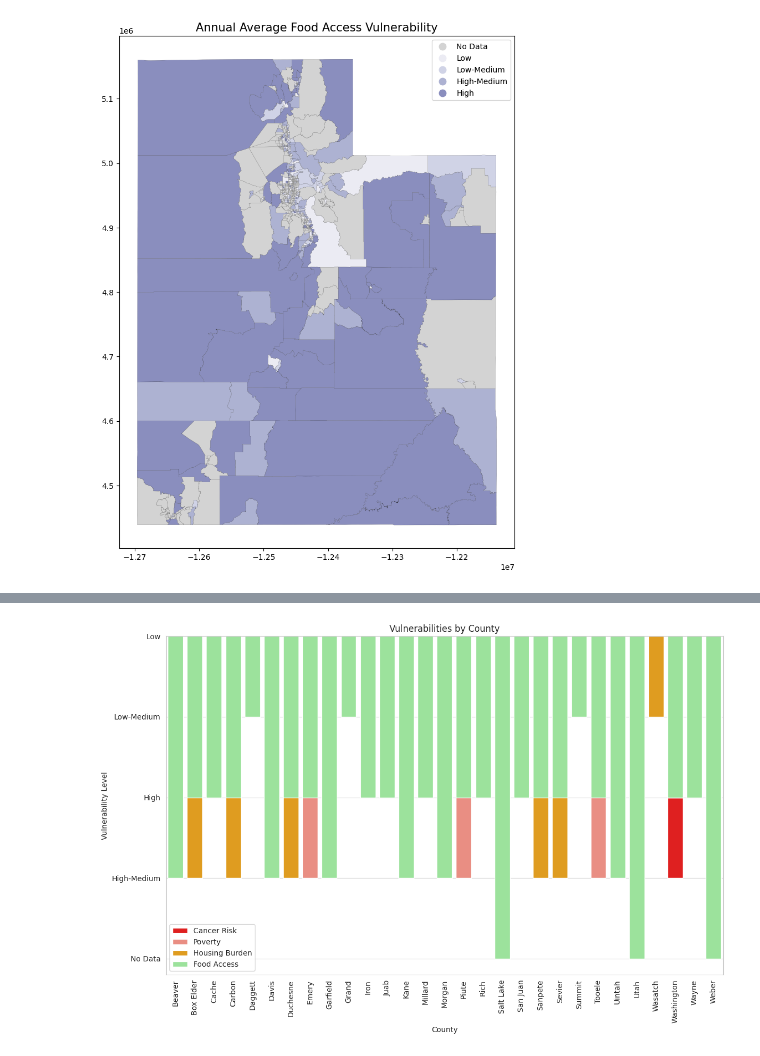
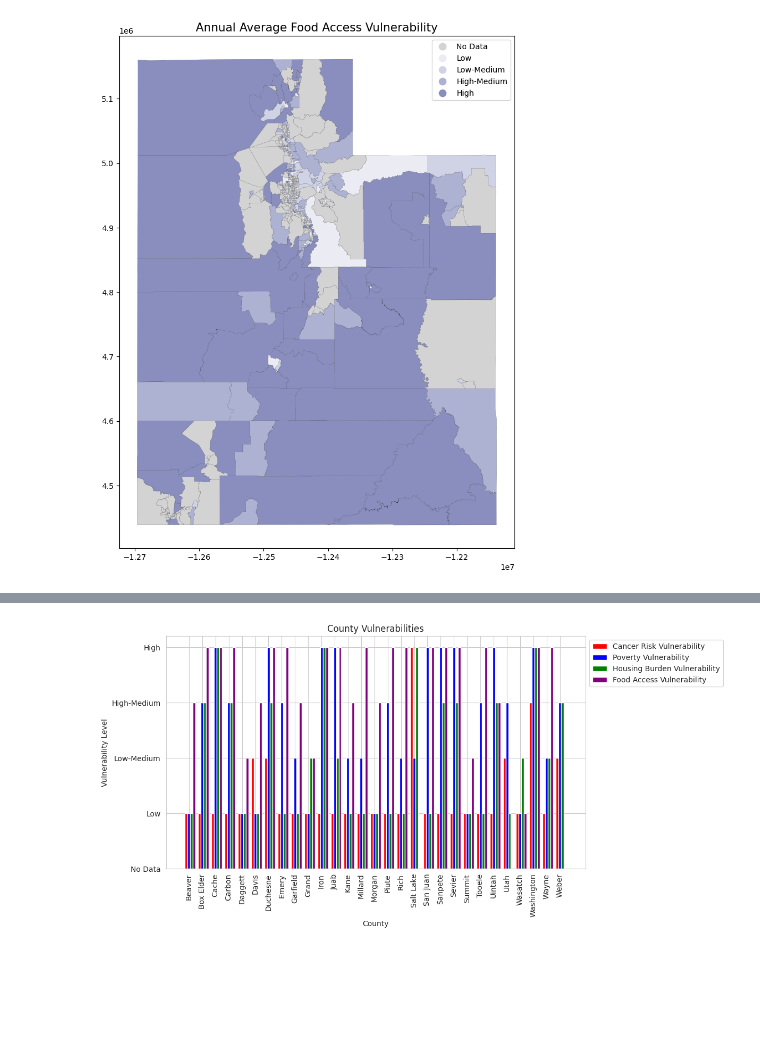
Before and after one commit to js-choi/sdh-data-wrangling, a Jupyter notebook: maps.ipynb, the cells around one changed output, grey strips where cells are left out. Drawn from its saved outputs; the diff is of its cells as text; code cells hidden in the pictures; blank space fills up the shorter version.

```diff
--- a/maps.ipynb
+++ b/maps.ipynb
@@ -320,25 +300,37 @@ display(merged)
-# %%
-import seaborn as sns
-import matplotlib.pyplot as plt
-
-# Set the style
-sns.set_style("whitegrid")
-
-# Plot
-plt.figure(figsize=(12, 8))
-sns.barplot(data=merged, x='County', y='Cancer Risk Vulnerability', color='red', label='Cancer Risk')
-sns.barplot(data=merged, x='County', y='Poverty Vulnerability', color='salmon', label='Poverty')
-sns.barplot(data=merged, x='County', y='Housing Burden Vulnerability', color='orange', label='Housing Burden')
-sns.barplot(data=merged, x='County', y='Food Access Vulnerability', color='lightgreen', label='Food Access')
-plt.xticks(rotation=90)
-plt.title('Vulnerabilities by County')
-plt.xlabel('County')
-plt.ylabel('Vulnerability Level')
-plt.legend()
-plt.tight_layout()
-plt.show()
-# %% [output]
-[figure, removed]
+# %%
+import pandas as pd
+import matplotlib.pyplot as plt
+
+# Setting the figure size
+plt.figure(figsize=(12, 6))
+
+# Plotting grouped bar chart
+bar_width = 0.2
+index = merged.index
+labels = merged['County']
+colors = ['red', 'blue', 'green', 'purple']
+
+for i, col in enumerate(merged.columns[1:]):
+    # Mapping vulnerability levels
+    merged[col] = merged[col].map({
+        'No Data': 0,
+        'Low': 1,
+        'Low-Medium': 2,
+        'High-Medium': 3,
+        'High': 4
+    })
+    plt.bar(index + i * bar_width, merged[col], bar_width, label=col, color=colors[i])
+
+plt.xlabel('County')
+plt.ylabel('Vulnerability Level')
+plt.title('County Vulnerabilities')
+plt.xticks(index + bar_width * 1, labels, rotation=90)
+plt.yticks(range(5), ['No Data', 'Low', 'Low-Medium', 'High-Medium', 'High'])
+plt.legend(loc='upper left', bbox_to_anchor=(1, 1))
+plt.tight_layout()
+plt.show()
+# %% [output]
+[figure, added]
 # %%
 #E_POV150 - Persons below 150% poverty estimate
 #E_HBURD - Housing cost-burdened occupied housing units with annual income less than $75,000 (30%+ of income spent on housing costs)
```
Also changed, not shown: parts of 1 cell of this notebook.
